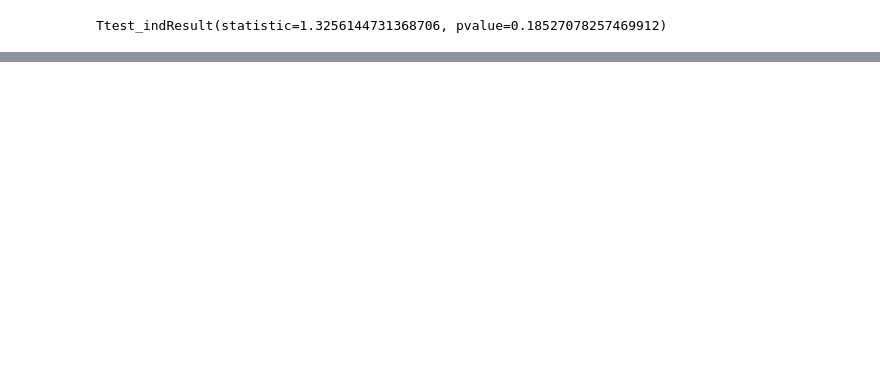
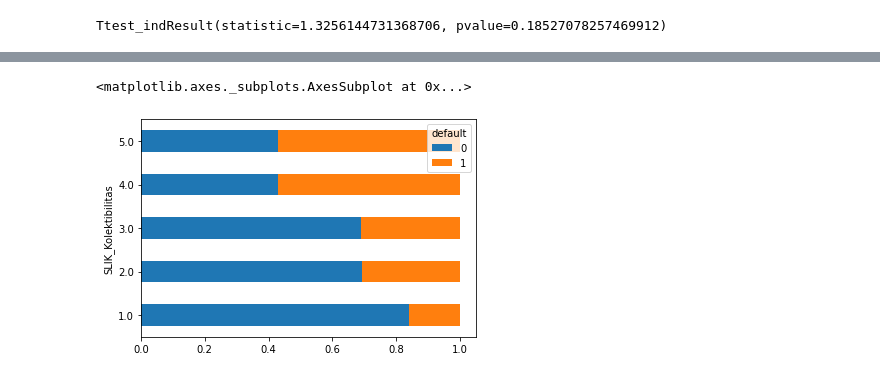
Before and after one commit to IndraLukasTjahaja/Digital_Credit_Risk, a Jupyter notebook: Bab_2_3_2_Data_Understanding.ipynb, the cells around one changed output, grey strips where cells are left out. Cells and saved outputs as stored; diff of their text form; code cells hidden in the pictures; blank space fills up the shorter version.

```diff
--- a/Bab_2_3_2_Data_Understanding.ipynb
+++ b/Bab_2_3_2_Data_Understanding.ipynb
@@ -166,0 +213,6 @@ Ttest_indResult(statistic=1.3256144731368706, pvalue=0.18527078257469912)
+# %%
+# Nilai variabel SLIK_Kolektibilitas dan proporsi default secara plot bar, secara proporsi
+pd.crosstab(df['SLIK_Kolektibilitas'], df['default'], normalize='index').plot(kind='barh', stacked=True)
+# %% [output]
+<matplotlib.axes._subplots.AxesSubplot at 0x...>
+[figure, added]
```
Also changed, not shown: parts of 10 cells of this notebook.
